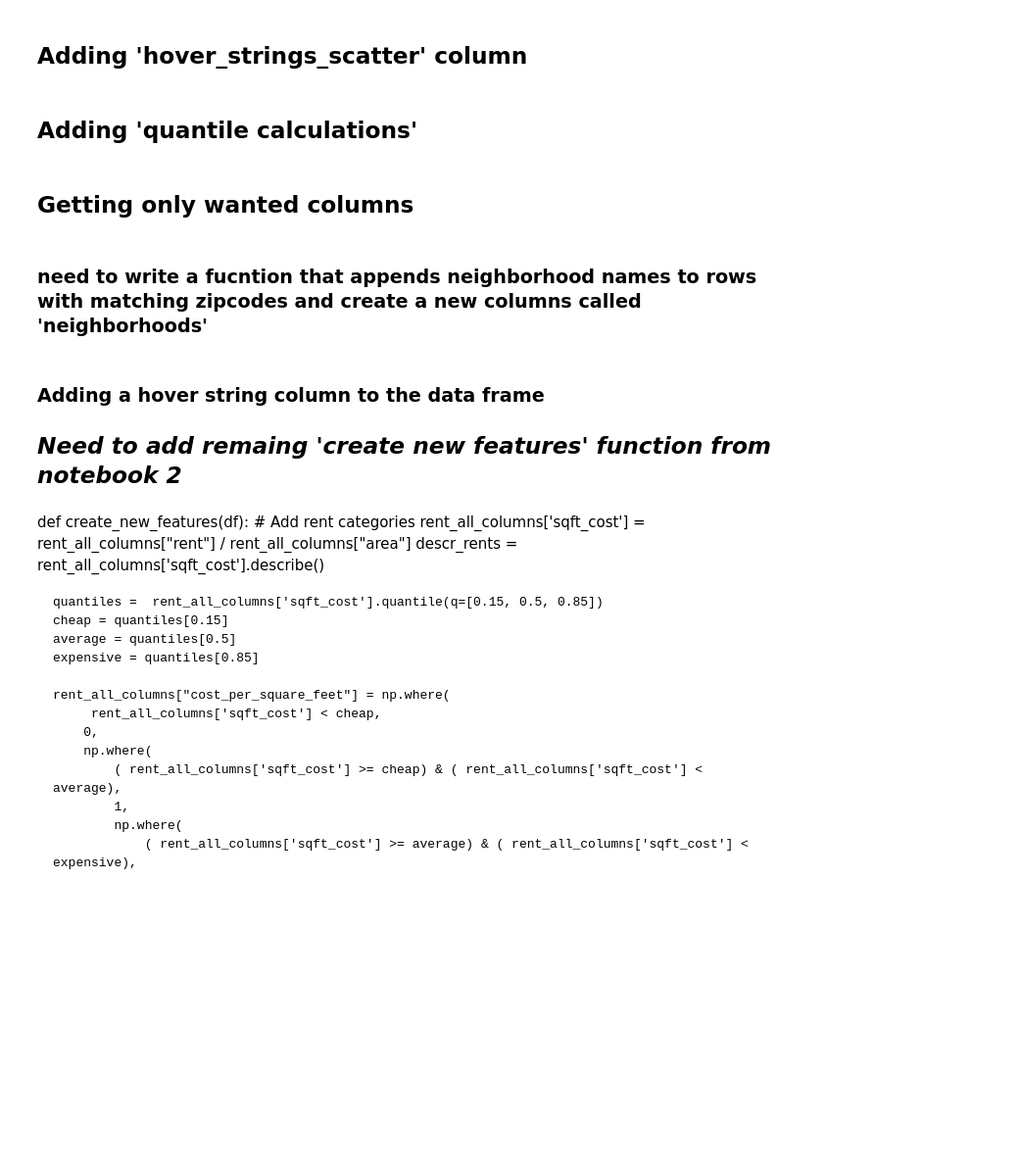
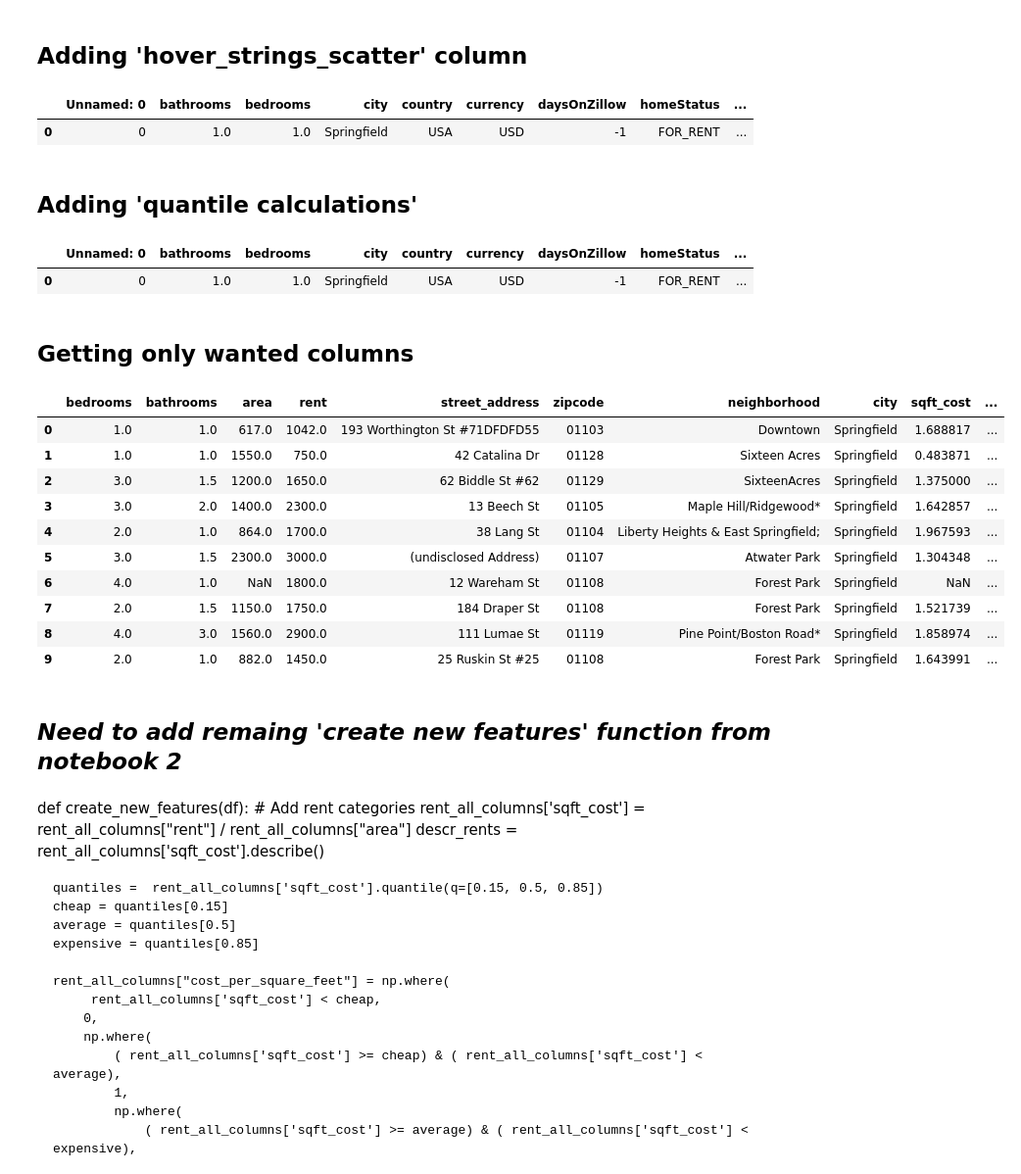
Before and after one commit to jenillejones/Springfield_MA_Rents, a Jupyter notebook: clean_rent_data.ipynb, the cells around one changed output. Shown at 98% size. Saved outputs shown, nothing was run; the diff lists cells and outputs as text; code cells hidden in the pictures; blank space fills up the shorter version.

```diff
--- a/clean_rent_data.ipynb
+++ b/clean_rent_data.ipynb
@@ -101,0 +107,3 @@ rent_all_columns.head(1)
+# %%
+rent_all_columns['neighborhood'] = rent_all_columns['zipcode'].apply(lambda x: hood_dict.get(x))
+rent_all_columns.head(5)
@@ -112,6 +127,9 @@ rent_all_columns["hover_strings_scatter"] = [
         )
     ]
 rent_all_columns.head(1)
+# %% [output]
+|  | Unnamed: 0 | bathrooms | bedrooms | city | country | currency | daysOnZillow | homeStatus | ... |
+| 0 | 0 | 1.0 | 1.0 | Springfield | USA | USD | -1 | FOR_RENT | ... |
 # %% [markdown]
 ## Adding 'quantile calculations' ##
 # %%
@@ -127,16 +145,28 @@ rent_all_columns["cost_per_square_feet"] = np.where(rent_all_columns['sqft_cost'
         ),
     )
 rent_all_columns.head(1)
+# %% [output]
+|  | Unnamed: 0 | bathrooms | bedrooms | city | country | currency | daysOnZillow | homeStatus | ... |
+| 0 | 0 | 1.0 | 1.0 | Springfield | USA | USD | -1 | FOR_RENT | ... |
 # %% [markdown]
 ## Getting only wanted columns ##
 # %%
-rent_data = rent_all_columns[['bedrooms', 'bathrooms', 'area', 'rent', 'street_address', 'zipcode', 'city', 'sqft_cost','hover_strings_scatter','cost_per_square_feet']]
-rent_data.head(1)
+rent_data = rent_all_columns[['bedrooms', 'bathrooms', 'area', 'rent', 'street_address', 'zipcode', 'neighborhood', 'city', 'sqft_cost','hover_strings_scatter','cost_per_square_feet']]
+rent_all_columns.fillna('NA')
+rent_data.head(10)
+# %% [output]
+|  | bedrooms | bathrooms | area | rent | street_address | zipcode | neighborhood | city | sqft_cost | ... |
+| 0 | 1.0 | 1.0 | 617.0 | 1042.0 | 193 Worthington St #71DFDFD55 | 01103 | Downtown | Springfield | 1.688817 | ... |
+| 1 | 1.0 | 1.0 | 1550.0 | 750.0 | 42 Catalina Dr | 01128 | Sixteen Acres | Springfield | 0.483871 | ... |
+| 2 | 3.0 | 1.5 | 1200.0 | 1650.0 | 62 Biddle St #62 | 01129 | SixteenAcres | Springfield | 1.375000 | ... |
+| 3 | 3.0 | 2.0 | 1400.0 | 2300.0 | 13 Beech St | 01105 | Maple Hill/Ridgewood* | Springfield | 1.642857 | ... |
+| 4 | 2.0 | 1.0 | 864.0 | 1700.0 | 38 Lang St | 01104 | Liberty Heights & East Springfield; | Springfield | 1.967593 | ... |
+| 5 | 3.0 | 1.5 | 2300.0 | 3000.0 | (undisclosed Address) | 01107 | Atwater Park | Springfield | 1.304348 | ... |
+| 6 | 4.0 | 1.0 | NaN | 1800.0 | 12 Wareham St | 01108 | Forest Park | Springfield | NaN | ... |
+| 7 | 2.0 | 1.5 | 1150.0 | 1750.0 | 184 Draper St | 01108 | Forest Park | Springfield | 1.521739 | ... |
+| 8 | 4.0 | 3.0 | 1560.0 | 2900.0 | 111 Lumae St | 01119 | Pine Point/Boston Road* | Springfield | 1.858974 | ... |
+| 9 | 2.0 | 1.0 | 882.0 | 1450.0 | 25 Ruskin St #25 | 01108 | Forest Park | Springfield | 1.643991 | ... |
-# %% [markdown]
-### need to write a fucntion that appends neighborhood names to rows with matching zipcodes and create a new columns called 'neighborhoods' ###
 # %% [markdown]
-### Adding a hover string column to the data frame ###
-
 ## *Need to add remaing 'create new features' function from notebook 2* ##
 # %% [markdown]
 def create_new_features(df):
```
Also changed, not shown: parts of 5 cells of this notebook.
